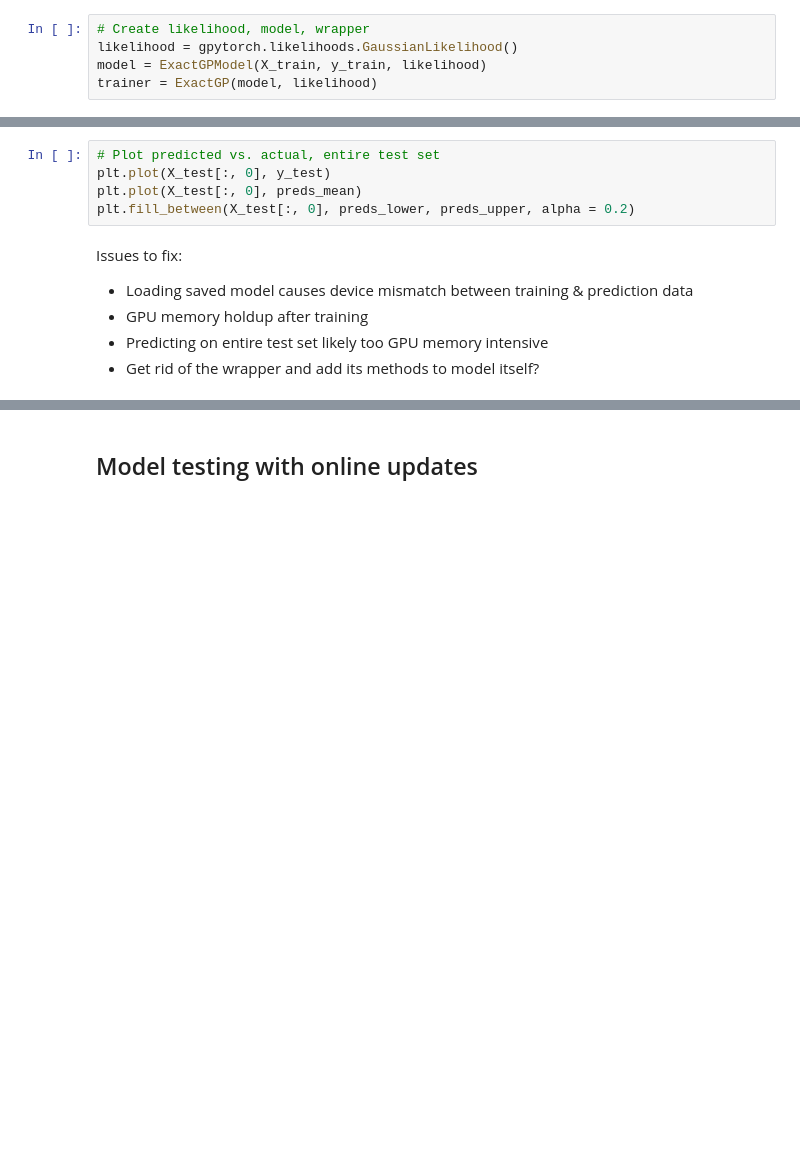
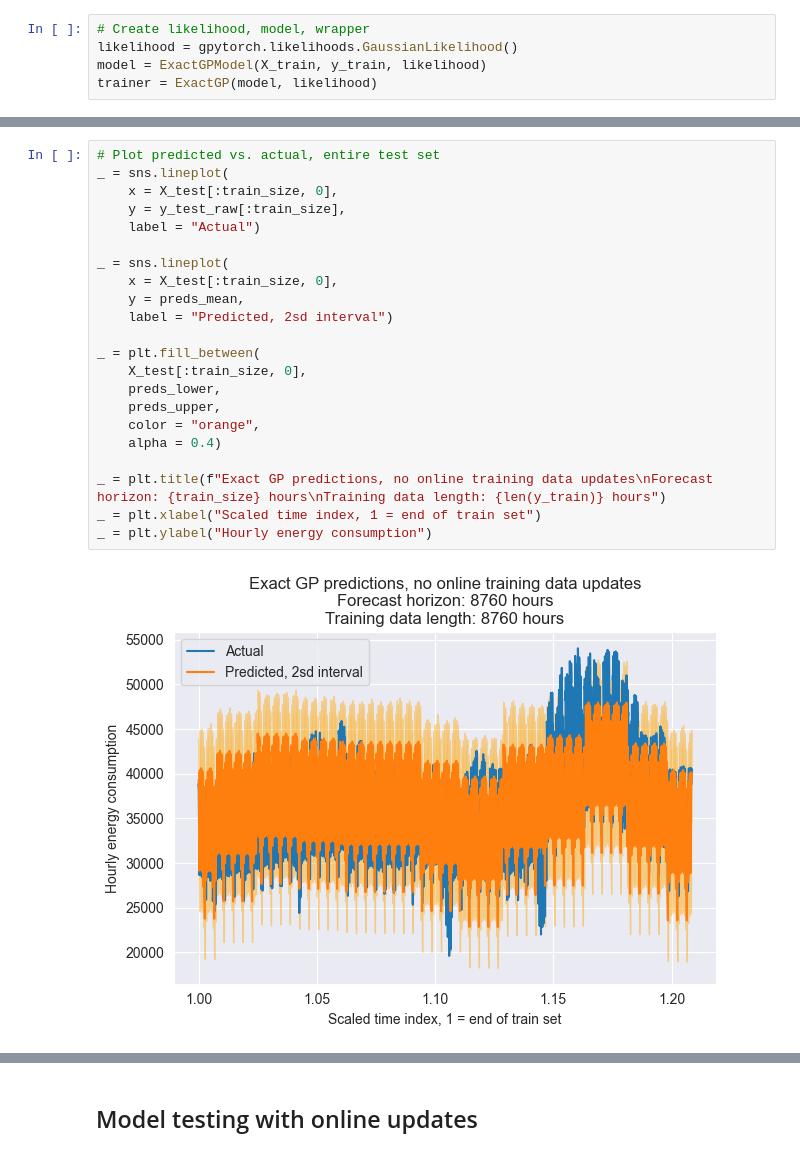
Before and after one commit to AhmetZamanis/DeepLearningEnergyForecasting, a Jupyter notebook: 4.0_GaussianProcess.ipynb, the cells around one changed output, grey strips where cells are left out. Saved outputs shown, nothing was run; the diff lists cells and outputs as text; blank space fills up the shorter version.

```diff
--- a/4.0_GaussianProcess.ipynb
+++ b/4.0_GaussianProcess.ipynb
@@ -325,11 +374,24 @@ plt.fill_between(X_test[:plot_hours, 0], preds_lower[:plot_hours], preds_upper[:
 # %%
 # Plot predicted vs. actual, entire test set
-plt.plot(X_test[:, 0], y_test)
-plt.plot(X_test[:, 0], preds_mean)
-plt.fill_between(X_test[:, 0], preds_lower, preds_upper, alpha = 0.2)
+_ = sns.lineplot(
+    x = X_test[:train_size, 0],
+    y = y_test_raw[:train_size],
+    label = "Actual")
+
+_ = sns.lineplot(
+    x = X_test[:train_size, 0],
+    y = preds_mean,
+    label = "Predicted, 2sd interval")
+
+_ = plt.fill_between(
+    X_test[:train_size, 0],
+    preds_lower,
+    preds_upper,
+    color = "orange",
+    alpha = 0.4)
+
+_ = plt.title(f"Exact GP predictions, no online training data updates\nForecast horizon: {train_size} hours\nTraining data length: {len(y_train)} hours")
+_ = plt.xlabel("Scaled time index, 1 = end of train set")
+_ = plt.ylabel("Hourly energy consumption")
+# %% [output]
+[figure, added]
-# %% [markdown]
-Issues to fix:
-- Loading saved model causes device mismatch between training & prediction data
-- GPU memory holdup after training
-- Predicting on entire test set likely too GPU memory intensive
-- Get rid of the wrapper and add its methods to model itself?
```
Also changed, not shown: parts of 33 cells of this notebook.
